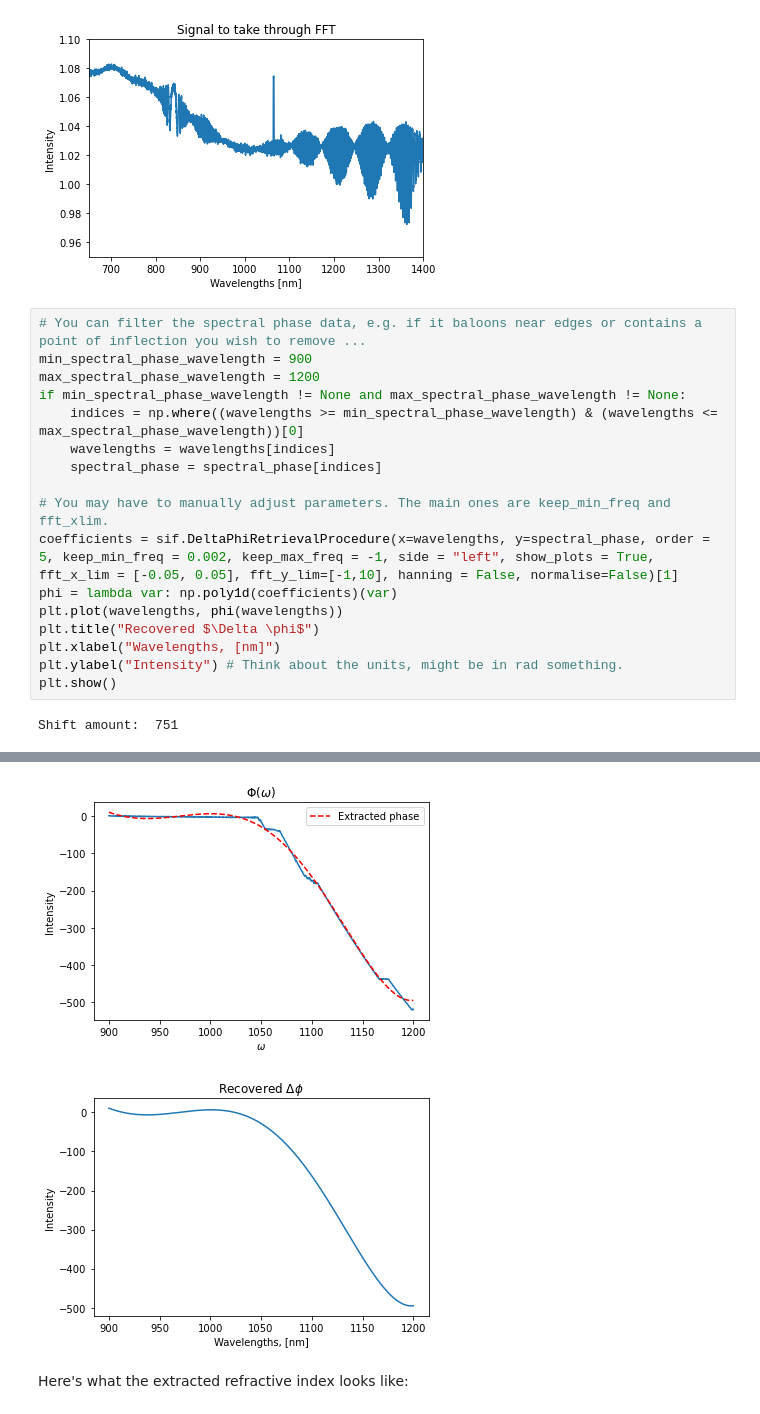
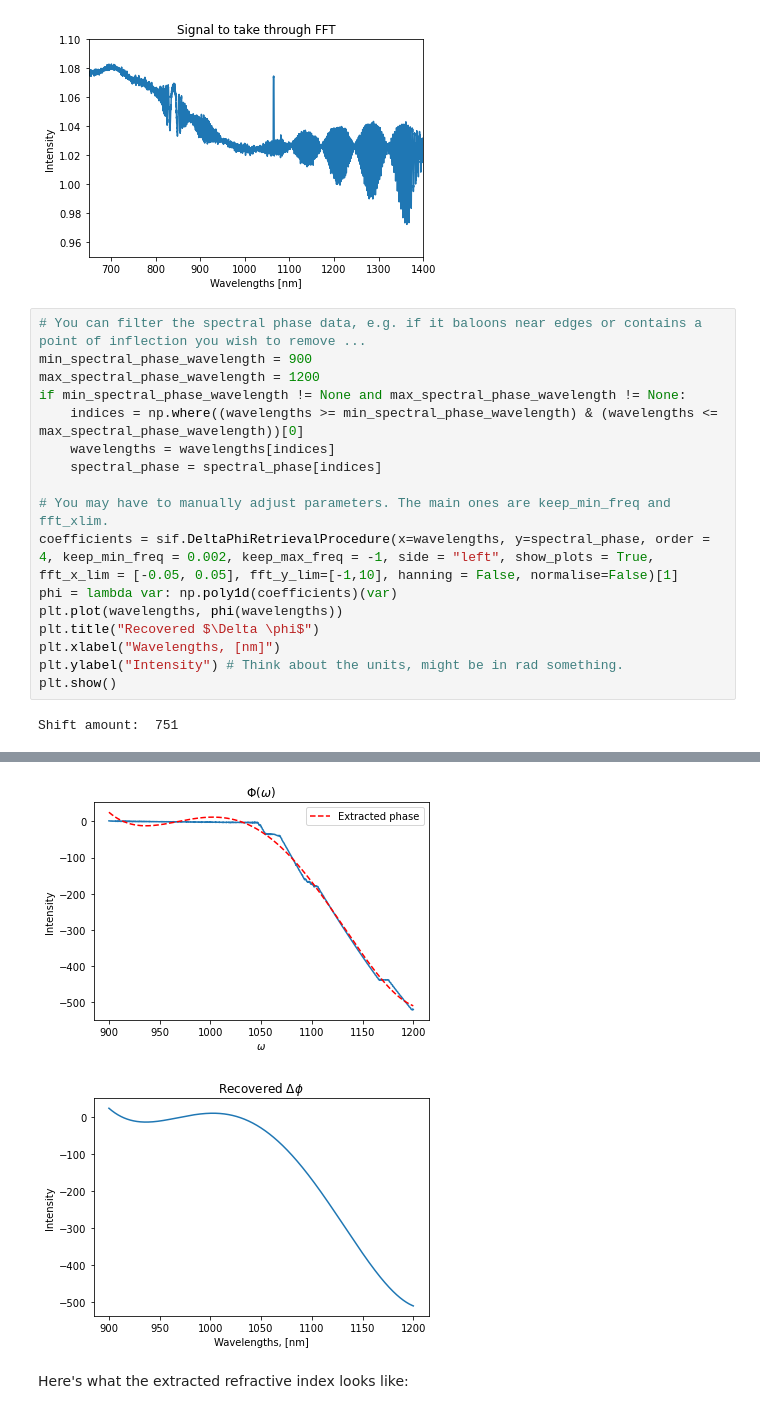
Before and after one commit to jmorse2020/Physics-FYP, a Jupyter notebook: Delta-phi-retrieval-on-data.ipynb, the cells around one changed output, grey strips where cells are left out. Drawn from its saved outputs; the diff is of its cells as text.

```diff
--- a/Delta-phi-retrieval-on-data.ipynb
+++ b/Delta-phi-retrieval-on-data.ipynb
@@ -108,7 +108,7 @@ if min_spectral_phase_wavelength != None and max_spectral_phase_wavelength != No
     spectral_phase = spectral_phase[indices]
 
 # You may have to manually adjust parameters. The main ones are keep_min_freq and fft_xlim.
-coefficients = sif.DeltaPhiRetrievalProcedure(x=wavelengths, y=spectral_phase, order = 5, keep_min_freq = 0.002, keep_max_freq = -1, side = "left", show_plots = True, fft_x_lim = [-0.05, 0.05], fft_y_lim=[-1,10], hanning = False, normalise=False)[1]
+coefficients = sif.DeltaPhiRetrievalProcedure(x=wavelengths, y=spectral_phase, order = 4, keep_min_freq = 0.002, keep_max_freq = -1, side = "left", show_plots = True, fft_x_lim = [-0.05, 0.05], fft_y_lim=[-1,10], hanning = False, normalise=False)[1]
 phi = lambda var: np.poly1d(coefficients)(var)
 plt.plot(wavelengths, phi(wavelengths))
 plt.title("Recovered $\Delta \phi$")
@@ -126,7 +126,7 @@ MAX:  1.4490937836292161
 Final ys:
 [   1.26220414    1.28513345    1.39942313 ... -518.72367813 -519.04551679
  -519.5712839 ]
-[figure, old version]
+[figure, new version]
-[figure, old version]
+[figure, new version]
 # %% [markdown]
 Here's what the extracted refractive index looks like:
```
Also changed, not shown: parts of 5 cells of this notebook, 2 other files.
